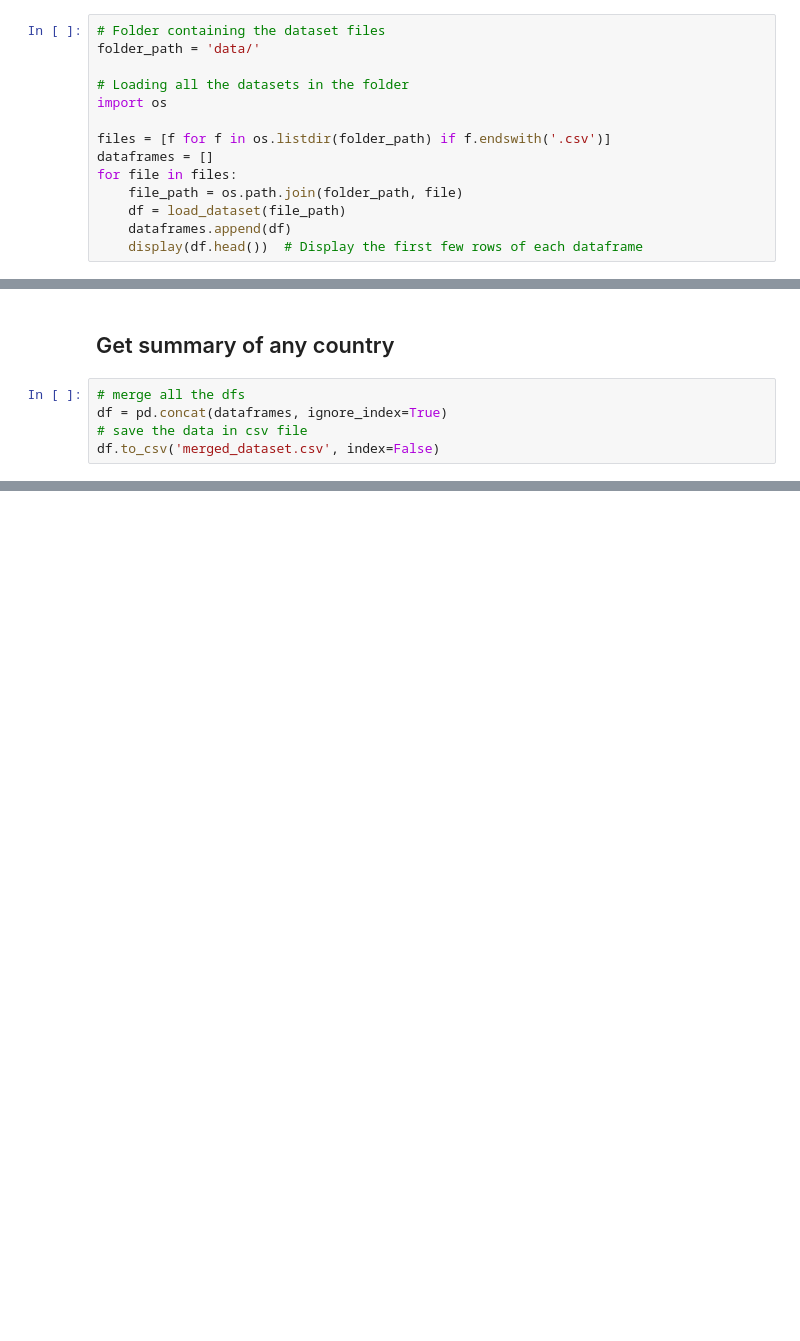
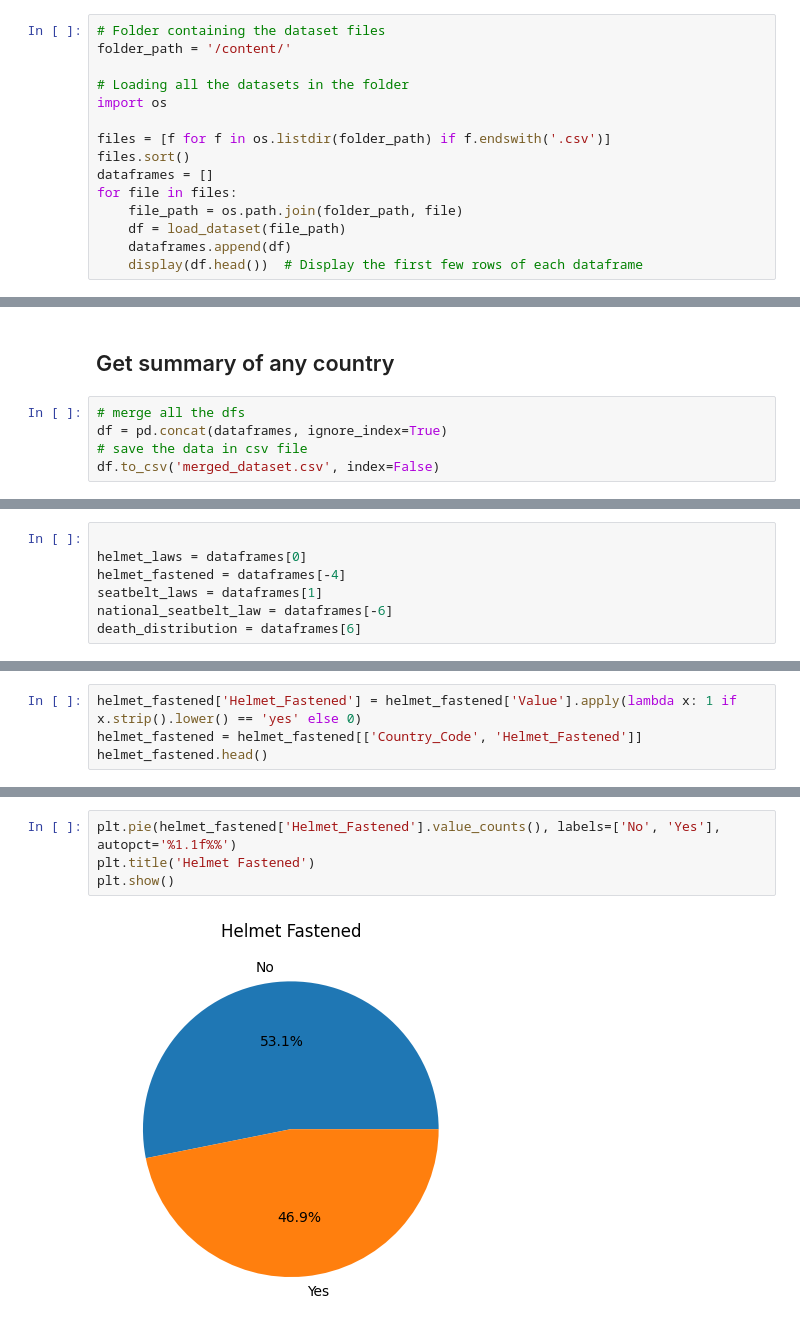
Before and after one commit to samarth2015/writing_assignment, a Jupyter notebook: Road_safety.ipynb, the cells around one changed output, grey strips where cells are left out. Saved outputs shown, nothing was run; the diff lists cells and outputs as text; blank space fills up the shorter version.

```diff
--- a/Road_safety.ipynb
+++ b/Road_safety.ipynb
@@ -40,12 +63,13 @@ def load_dataset(file_path):
     return df
 # %%
 # Folder containing the dataset files
-folder_path = 'data/'
+folder_path = '/content/'
 
 # Loading all the datasets in the folder
 import os
 
 files = [f for f in os.listdir(folder_path) if f.endswith('.csv')]
+files.sort()
 dataframes = []
 for file in files:
     file_path = os.path.join(folder_path, file)
@@ -178,0 +209,7 @@ Despite helmet laws, Country A has high motorcycle deaths — suggesting poor en
+# %%
+
+helmet_laws = dataframes[0]
+helmet_fastened = dataframes[-4]
+seatbelt_laws = dataframes[1]
+national_seatbelt_law = dataframes[-6]
+death_distribution = dataframes[6]
@@ -178,0 +239,4 @@ Despite helmet laws, Country A has high motorcycle deaths — suggesting poor en
+# %%
+helmet_fastened['Helmet_Fastened'] = helmet_fastened['Value'].apply(lambda x: 1 if x.strip().lower() == 'yes' else 0)
+helmet_fastened = helmet_fastened[['Country_Code', 'Helmet_Fastened']]
+helmet_fastened.head()
@@ -178,0 +250,6 @@ Despite helmet laws, Country A has high motorcycle deaths — suggesting poor en
+# %%
+plt.pie(helmet_fastened['Helmet_Fastened'].value_counts(), labels=['No', 'Yes'], autopct='%1.1f%%')
+plt.title('Helmet Fastened')
+plt.show()
+# %% [output]
+[figure, added]
```
Also changed, not shown: parts of 25 cells of this notebook.
